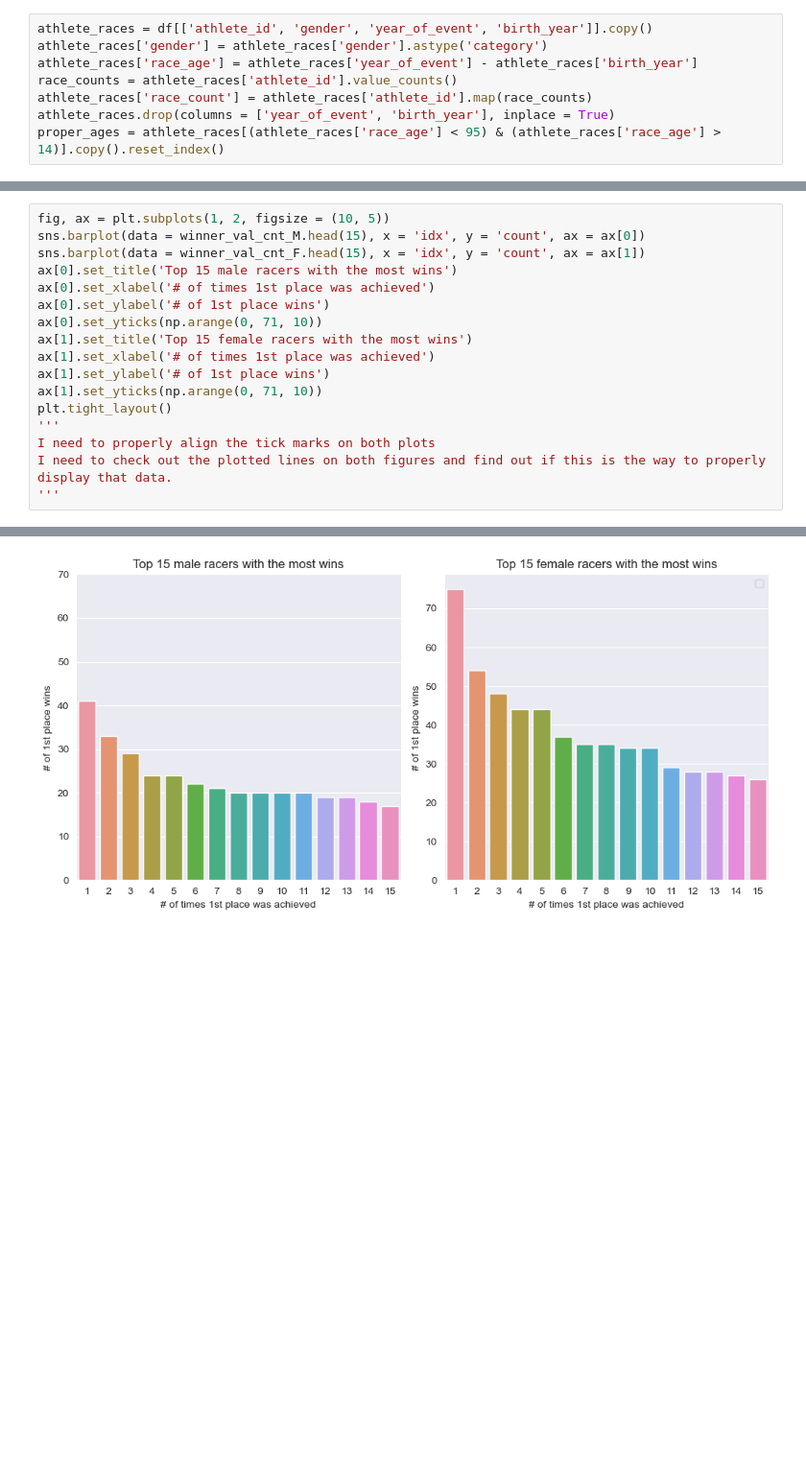
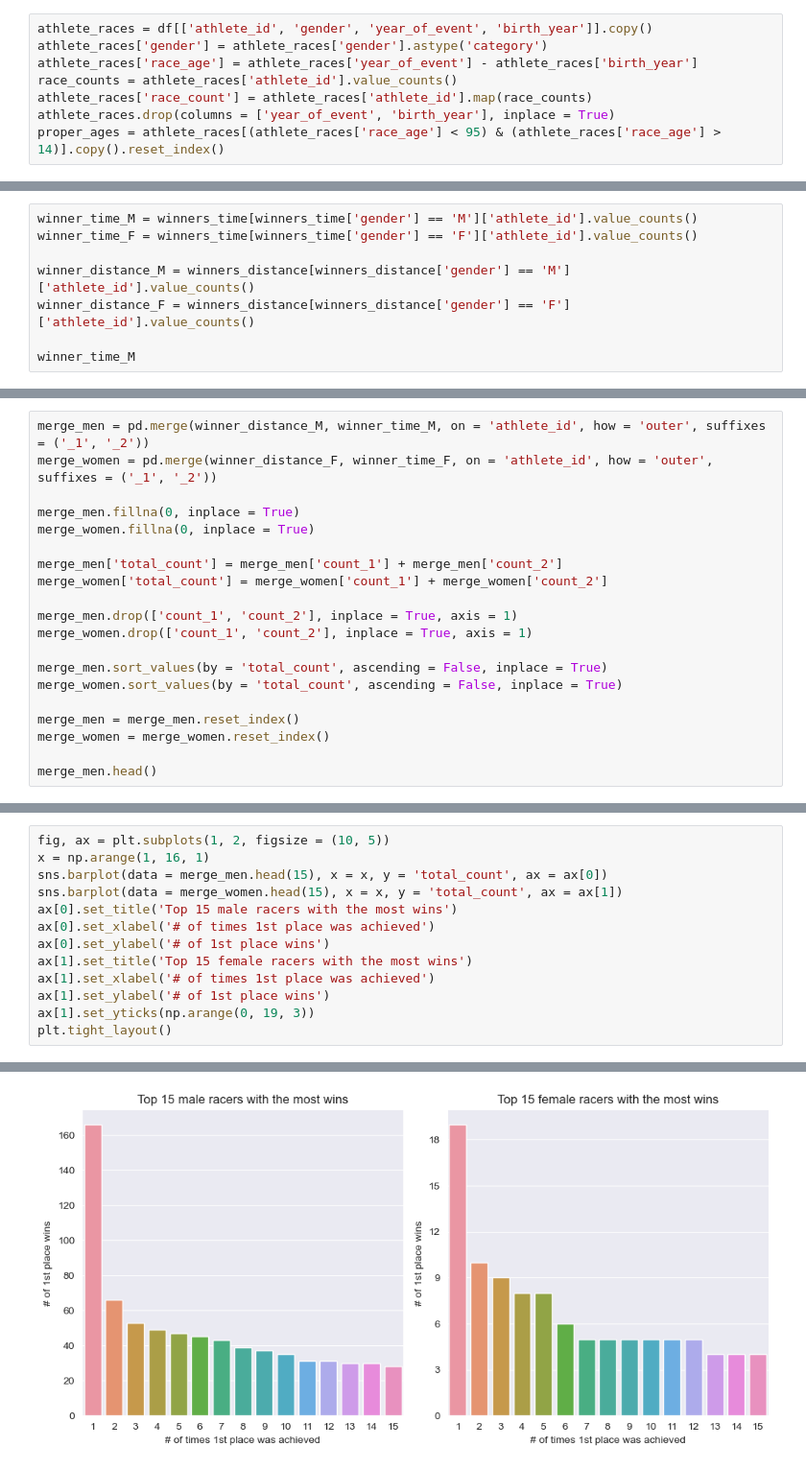
Before and after one commit to dmshakur/ultra-running-data-analysis, a Jupyter notebook: notebooks/data_analysis.ipynb, the cells around one changed output, grey strips where cells are left out. Shown at 96% size. Cells and saved outputs as stored; diff of their text form; blank space fills up the shorter version.

```diff
--- a/notebooks/data_analysis.ipynb
+++ b/notebooks/data_analysis.ipynb
@@ -224,0 +188,8 @@ winner_val_cnt_M
+# %%
+winner_time_M = winners_time[winners_time['gender'] == 'M']['athlete_id'].value_counts()
+winner_time_F = winners_time[winners_time['gender'] == 'F']['athlete_id'].value_counts()
+
+winner_distance_M = winners_distance[winners_distance['gender'] == 'M']['athlete_id'].value_counts()
+winner_distance_F = winners_distance[winners_distance['gender'] == 'F']['athlete_id'].value_counts()
+
+winner_time_M
@@ -224,0 +210,20 @@ winner_val_cnt_M
+# %%
+merge_men = pd.merge(winner_distance_M, winner_time_M, on = 'athlete_id', how = 'outer', suffixes = ('_1', '_2'))
+merge_women = pd.merge(winner_distance_F, winner_time_F, on = 'athlete_id', how = 'outer', suffixes = ('_1', '_2'))
+
+merge_men.fillna(0, inplace = True)
+merge_women.fillna(0, inplace = True)
+
+merge_men['total_count'] = merge_men['count_1'] + merge_men['count_2']
+merge_women['total_count'] = merge_women['count_1'] + merge_women['count_2']
+
+merge_men.drop(['count_1', 'count_2'], inplace = True, axis = 1)
+merge_women.drop(['count_1', 'count_2'], inplace = True, axis = 1)
+
+merge_men.sort_values(by = 'total_count', ascending = False, inplace = True)
+merge_women.sort_values(by = 'total_count', ascending = False, inplace = True)
+
+merge_men = merge_men.reset_index()
+merge_women = merge_women.reset_index()
+
+merge_men.head()
@@ -225,18 +237,14 @@ winner_val_cnt_M
 # %%
 fig, ax = plt.subplots(1, 2, figsize = (10, 5))
-sns.barplot(data = winner_val_cnt_M.head(15), x = 'idx', y = 'count', ax = ax[0])
-sns.barplot(data = winner_val_cnt_F.head(15), x = 'idx', y = 'count', ax = ax[1])
+x = np.arange(1, 16, 1)
+sns.barplot(data = merge_men.head(15), x = x, y = 'total_count', ax = ax[0])
+sns.barplot(data = merge_women.head(15), x = x, y = 'total_count', ax = ax[1])
 ax[0].set_title('Top 15 male racers with the most wins')
 ax[0].set_xlabel('# of times 1st place was achieved')
 ax[0].set_ylabel('# of 1st place wins')
-ax[0].set_yticks(np.arange(0, 71, 10))
 ax[1].set_title('Top 15 female racers with the most wins')
 ax[1].set_xlabel('# of times 1st place was achieved')
 ax[1].set_ylabel('# of 1st place wins')
-ax[1].set_yticks(np.arange(0, 71, 10))
+ax[1].set_yticks(np.arange(0, 19, 3))
 plt.tight_layout()
-'''
-I need to properly align the tick marks on both plots
-I need to check out the plotted lines on both figures and find out if this is the way to properly display that data.
-'''
 # %% [output]
@@ -245 +251 @@ No artists with labels found to put in legend.  Note that artists whose label st
-[figure, old version]
+[figure, new version]
```
Also changed, not shown: parts of 21 cells of this notebook, 5 other files.
